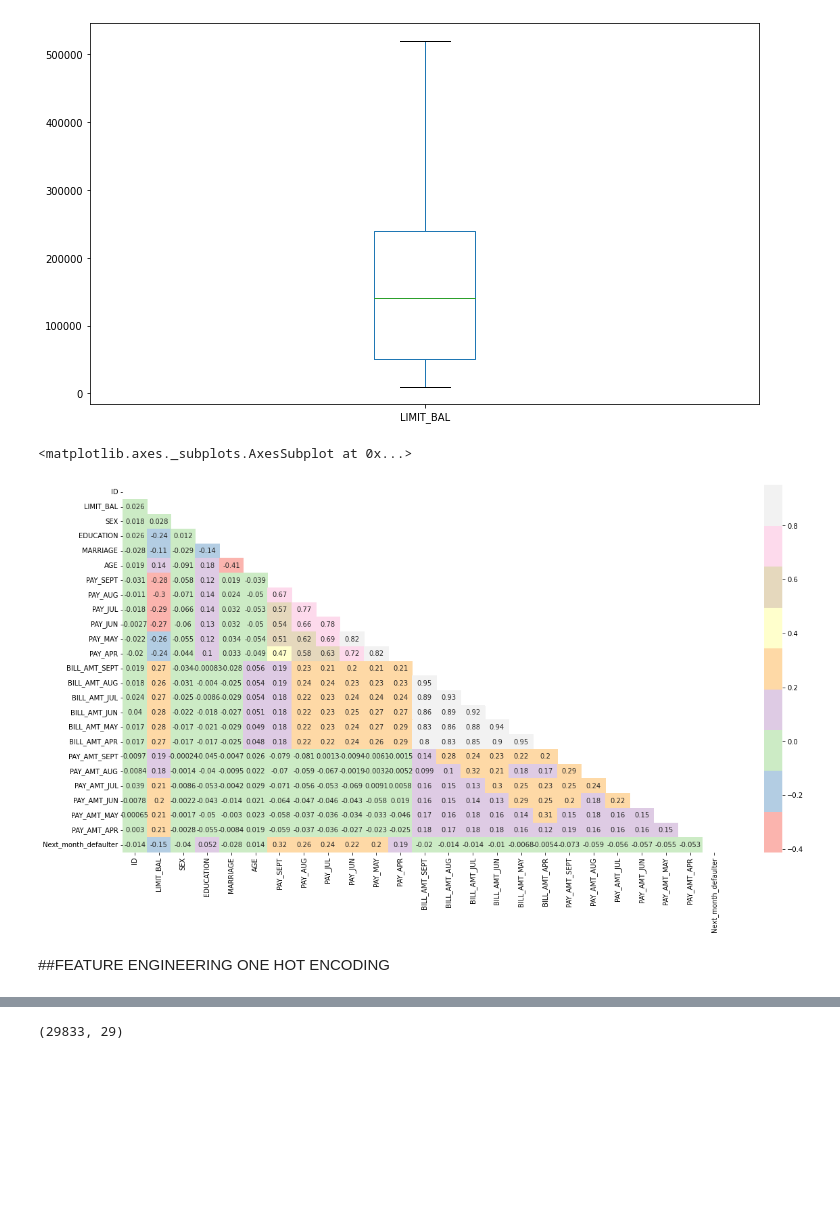
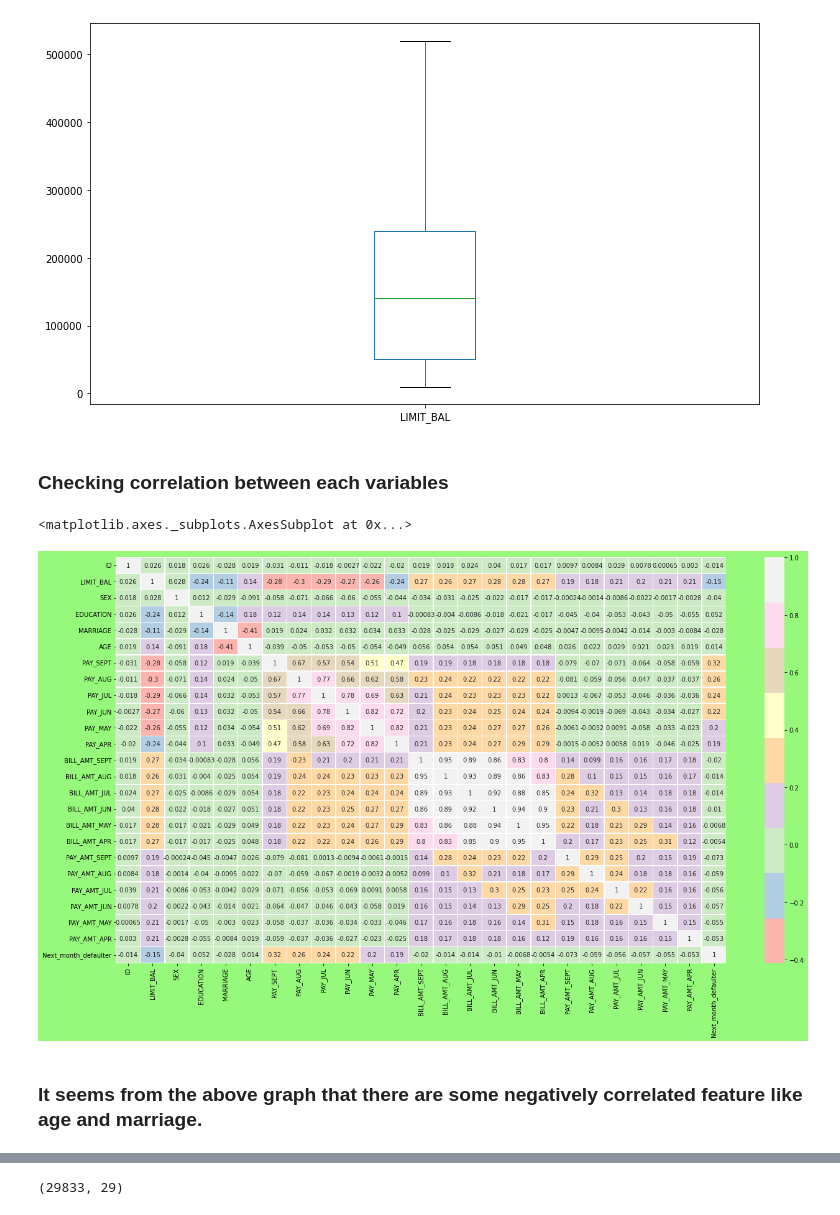
Before and after one commit to Malikarbaaz/CREDIT_CARD_DEFAULT_PREDICTION, a Jupyter notebook: Copy_of_Credit_Card_Default_Prediction_Capstone_Project.ipynb, the cells around one changed output, grey strips where cells are left out. Drawn from its saved outputs; the diff is of its cells as text; code cells hidden in the pictures; blank space fills up the shorter version.

```diff
--- a/Copy_of_Credit_Card_Default_Prediction_Capstone_Project.ipynb
+++ b/Copy_of_Credit_Card_Default_Prediction_Capstone_Project.ipynb
@@ -506,13 +627,14 @@ df["LIMIT_BAL"].plot(kind="box")
 plt.show()
 # %% [output]
 [figure]
+# %% [markdown]
+### **Checking correlation between each variables**
 # %%
-plt.figure (figsize= (20,10))
+plt.figure (figsize= (22,12),edgecolor='k',facecolor='xkcd:light green')
 correlation= df.corr()
-sns.heatmap(correlation, annot=True, cmap='Pastel1',mask=np.triu(correlation))
+sns.heatmap(correlation, annot=True, cmap='Pastel1',linewidths=.5)
 # %% [output]
 <matplotlib.axes._subplots.AxesSubplot at 0x...>
-[figure, old version]
+[figure, new version]
-# %% [markdown]
-##FEATURE ENGINEERING
-ONE HOT ENCODING
+# %% [markdown]
+### **It seems from the above graph that there are some negatively correlated feature like age and marriage.**
```
Also changed, not shown: parts of 101 cells of this notebook.
